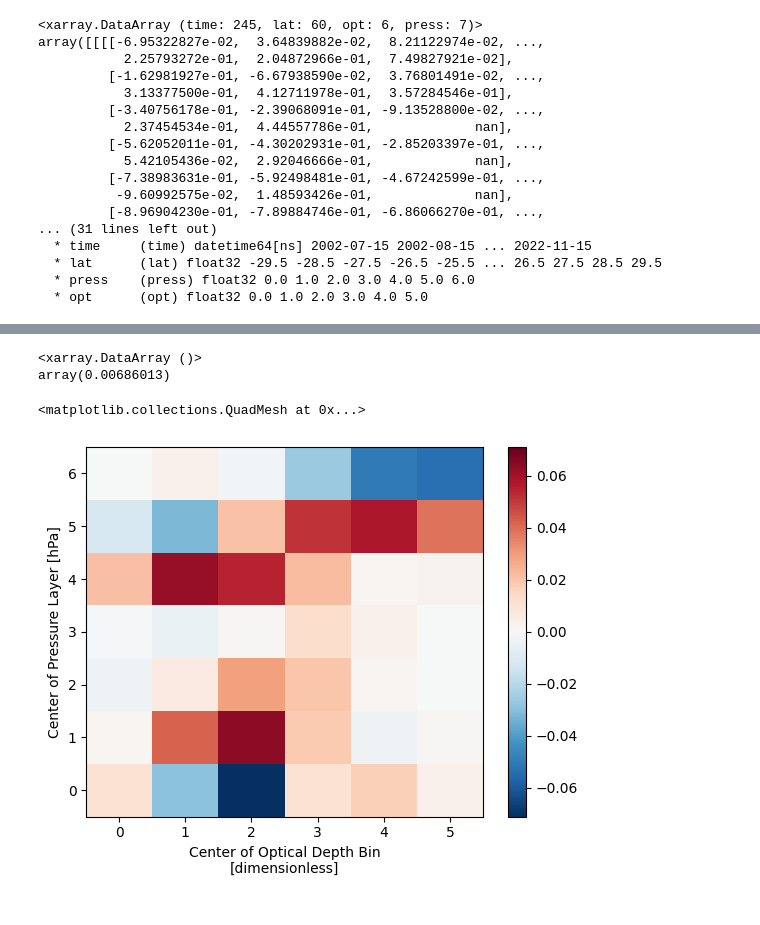
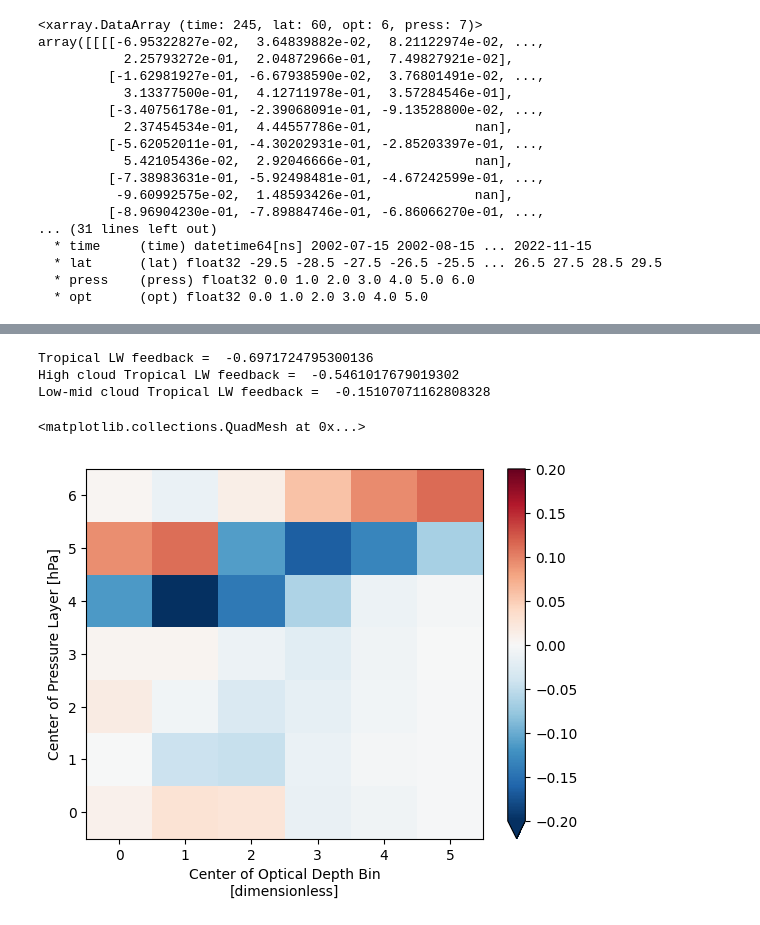
Before and after one commit to paula-rj/HighClouds, a Jupyter notebook: feedbacks.ipynb, the cells around one changed output, grey strips where cells are left out. Drawn from its saved outputs; the diff is of its cells as text; code cells hidden in the pictures.

```diff
--- a/feedbacks.ipynb
+++ b/feedbacks.ipynb
@@ -152,3 +179,14 @@ lwfeed_trops.plot()
+# %%
+print("Tropical LW feedback = ", lwfeed_trops.sum(["press", "opt"]).data)
+print("High cloud Tropical LW feedback = ", lwfeed_trops.sel(press=[4,5,6]).sum(["press", "opt"]).data)
+print("Low-mid cloud Tropical LW feedback = ", lwfeed_trops.sel(press=[0,1,2,3]).sum(["press", "opt"]).data)
+lwfeed_trops.plot(vmin=-0.2, vmax=0.2, cmap="RdBu_r")
+# %% [output]
+Tropical LW feedback =  -0.6971724795300136
+High cloud Tropical LW feedback =  -0.5461017679019302
+Low-mid cloud Tropical LW feedback =  -0.15107071162808328
+<matplotlib.collections.QuadMesh at 0x...>
+[figure, added]
 # %%
 #6
 swR_trop = swK_trop*cc_trop_anom
@@ -164,11 +202,3 @@ swfeed_trops = xa.DataArray(sw_feed,
                     coords={"press": swR_trop_mean.press, "opt":swR_trop_mean.opt,
                            },
                    )
-# %%
-print(swfeed_trops.mean(["press", "opt"]))
-(swfeed_trops).plot()
-# %% [output]
-<xarray.DataArray ()>
-array(0.00686013)
-<matplotlib.collections.QuadMesh at 0x...>
-[figure, removed]
```
Also changed, not shown: parts of 12 cells of this notebook, 2 other files.
